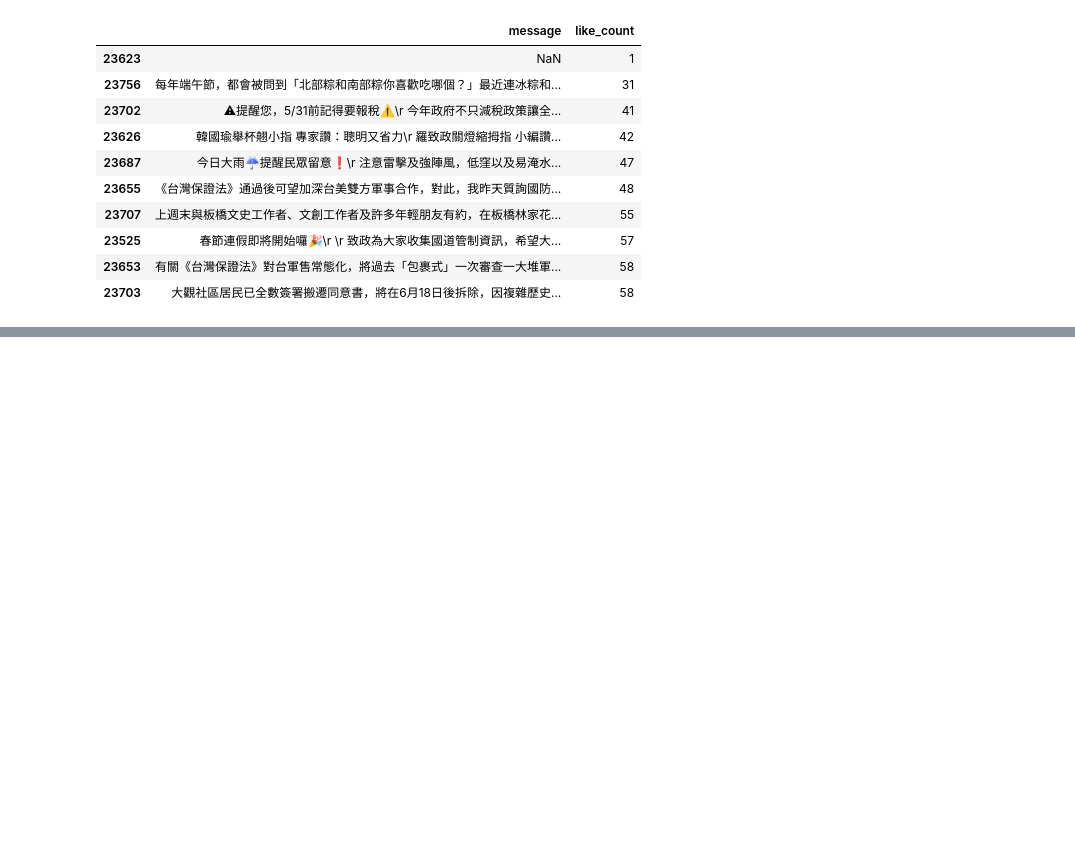
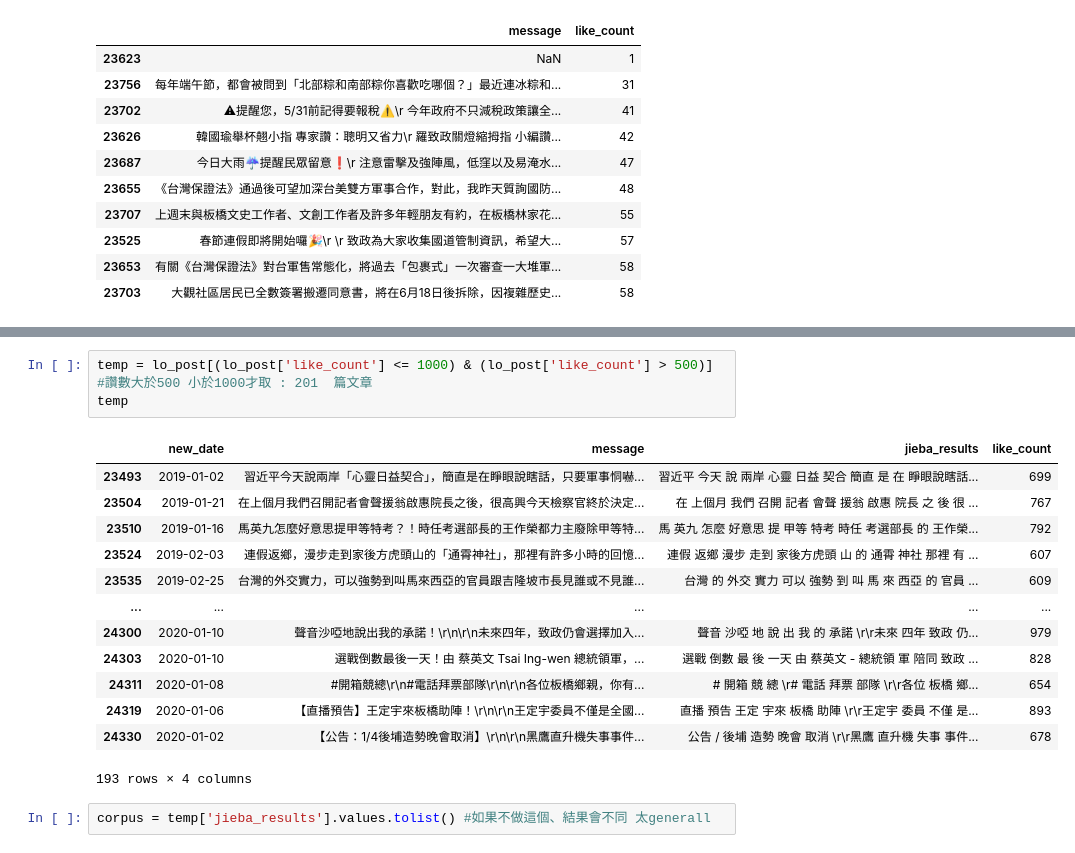
Before and after one commit to binying-lu/-2021-Politics-and-information, a Jupyter notebook: HW 04/9th_legislator_Banqiao_Lo.ipynb, the cells around one changed output, grey strips where cells are left out. Saved outputs shown, nothing was run; the diff lists cells and outputs as text; blank space fills up the shorter version.

```diff
--- a/HW 04/9th_legislator_Banqiao_Lo.ipynb
+++ b/HW 04/9th_legislator_Banqiao_Lo.ipynb
@@ -430,0 +533,19 @@ like_last10
+# %%
+temp = lo_post[(lo_post['like_count'] <= 1000) & (lo_post['like_count'] > 500)] #讚數大於500 小於1000才取 : 201  篇文章
+temp
+# %% [output]
+|  | new_date | message | jieba_results | like_count |
+| 23493 | 2019-01-02 | 習近平今天說兩岸「心靈日益契合」，簡直是在睜眼說瞎話，只要軍事恫嚇... | 習近平 今天 說 兩岸 心靈 日益 契合 簡直 是 在 睜眼說瞎話... | 699 |
+| 23504 | 2019-01-21 | 在上個月我們召開記者會聲援翁啟惠院長之後，很高興今天檢察官終於決定... | 在 上個月 我們 召開 記者 會聲 援翁 啟惠 院長 之 後 很 ... | 767 |
+| 23510 | 2019-01-16 | 馬英九怎麼好意思提甲等特考？！時任考選部長的王作榮都力主廢除甲等特... | 馬 英九 怎麼 好意思 提 甲等 特考 時任 考選部長 的 王作榮... | 792 |
+| 23524 | 2019-02-03 | 連假返鄉，漫步走到家後方虎頭山的「通霄神社」，那裡有許多小時的回憶... | 連假 返鄉 漫步 走到 家後方虎頭 山 的 通霄 神社 那裡 有 ... | 607 |
+| 23535 | 2019-02-25 | 台灣的外交實力，可以強勢到叫馬來西亞的官員跟吉隆坡市長見誰或不見誰... | 台灣 的 外交 實力 可以 強勢 到 叫 馬 來 西亞 的 官員 ... | 609 |
+| ... | ... | ... | ... | ... |
+| 24300 | 2020-01-10 | 聲音沙啞地說出我的承諾！\r\n\r\n未來四年，致政仍會選擇加入... | 聲音 沙啞 地 說 出 我 的 承諾 \r\r未來 四年 致政 仍... | 979 |
+| 24303 | 2020-01-10 | 選戰倒數最後一天！由 蔡英文 Tsai Ing-wen 總統領軍，... | 選戰 倒數 最 後 一天 由 蔡英文 - 總統領 軍 陪同 致政 ... | 828 |
+| 24311 | 2020-01-08 | #開箱競總\r\n#電話拜票部隊\r\n\r\n各位板橋鄉親，你有... | # 開箱 競 總 \r# 電話 拜票 部隊 \r\r各位 板橋 鄉... | 654 |
+| 24319 | 2020-01-06 | 【直播預告】王定宇來板橋助陣！\r\n\r\n王定宇委員不僅是全國... | 直播 預告 王定 宇來 板橋 助陣 \r\r王定宇 委員 不僅 是... | 893 |
+| 24330 | 2020-01-02 | 【公告：1/4後埔造勢晚會取消】\r\n\r\n黑鷹直升機失事事件... | 公告 / 後埔 造勢 晚會 取消 \r\r黑鷹 直升機 失事 事件... | 678 |
+193 rows × 4 columns
+# %%
+corpus = temp['jieba_results'].values.tolist() #如果不做這個、結果會不同 太generall
```
Also changed, not shown: parts of 17 cells of this notebook, 4 other files.
